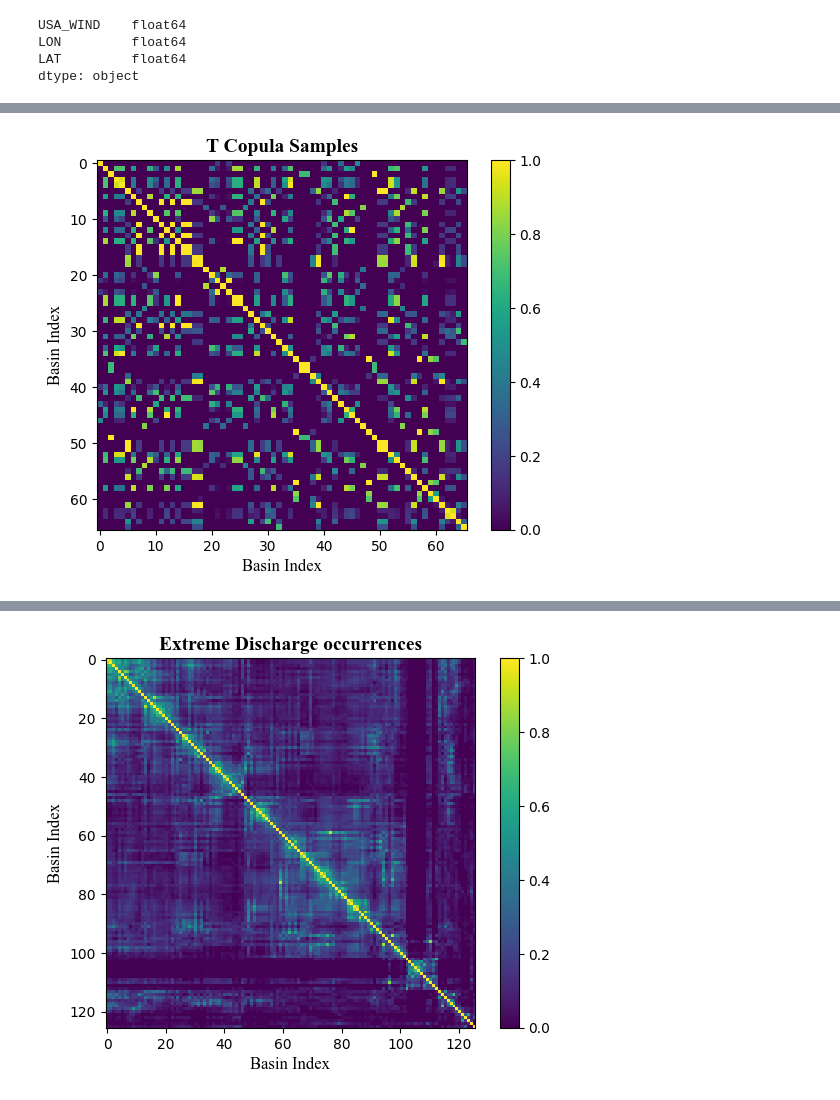
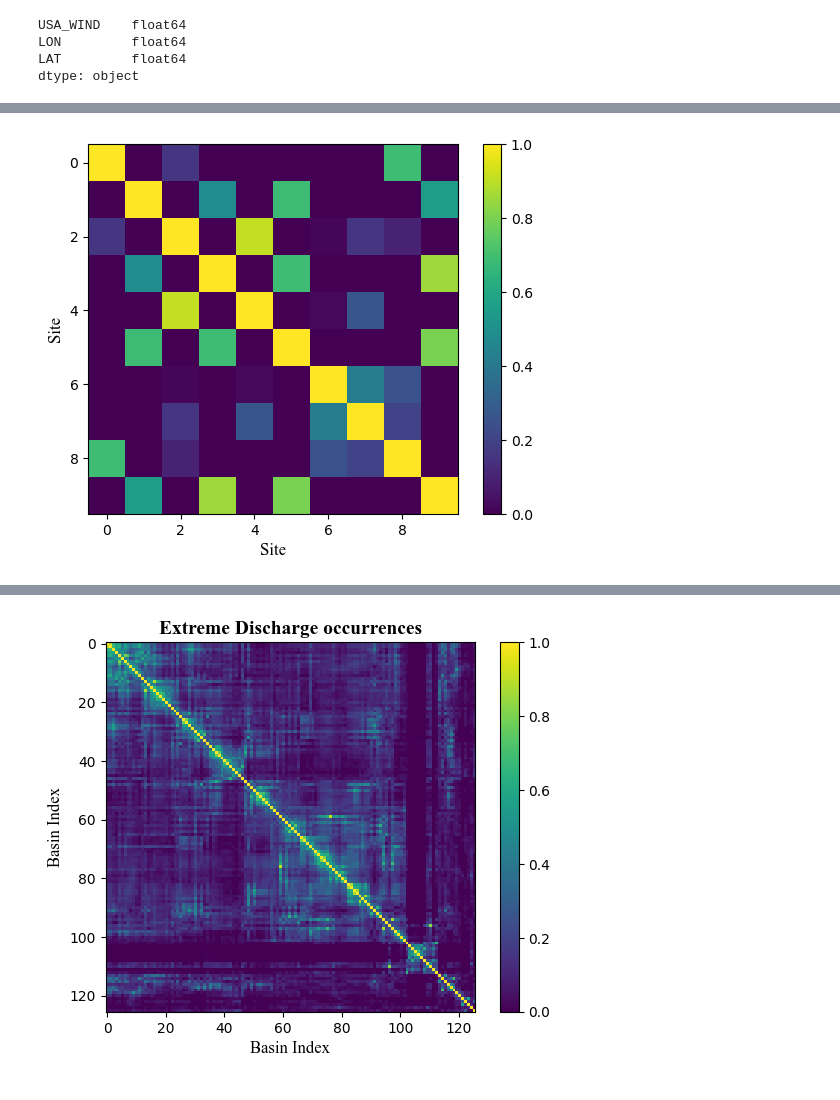
Before and after one commit to Moqian1122/TCRiskIndia, a Jupyter notebook: Fitting - Co-occurrence.ipynb, the cells around one changed output, grey strips where cells are left out. Cells and saved outputs as stored; diff of their text form; code cells hidden in the pictures.

```diff
--- a/Fitting - Co-occurrence.ipynb
+++ b/Fitting - Co-occurrence.ipynb
@@ -18,5 +35,5 @@ basin_timeseries
 # %%
-df = pd.read_csv("C:/Users/beste/Downloads/ibtracs.NI.list.v04r01.csv", skiprows=[1])
+df = pd.read_csv("Data/ibtracs.NI.list.v04r01.csv", skiprows=[1])
 
 df["USA_WIND"] = pd.to_numeric(df["USA_WIND"], errors="coerce")
 df = df[df["USA_WIND"] > 0]
@@ -46,5 +48,5 @@ Name: USA_WIND, Length: 16027, dtype: float64
 # %%
-sites = pd.read_excel("exceedence_coal_new.xlsx")
+sites = pd.read_excel(f"Data/exceedence_{sector}_new.xlsx")
 sites = sites[["Plant / Project name", "Latitude", "Longitude"]]
 sites.rename(columns={"Plant / Project name": "Sites"}, inplace=True)
 sites
@@ -210,25 +214,24 @@ plt.show()
 # %%
 # here will be t-copula fitting
 t_samples = {}
 
 df = 20
 corr_matrix = correlation
 mu = np.zeros(len(corr_matrix))
 s = stats.chi2.rvs(df=df, size=num_samples)[:, np.newaxis]
 Z = np.random.multivariate_normal(mu, corr_matrix, num_samples)
 X = np.sqrt(df/s)*Z
 U = stats.t.cdf(X, df=df)
 t_samples = pd.DataFrame(U, columns=occurrences.columns)
 
 plt.imshow(t_samples.corr(), cmap='viridis', interpolation='none', vmin=0, vmax=1)
 plt.colorbar()
-plt.title('T Copula Samples', fontname="times new roman", fontsize=14, fontweight='bold')
-plt.xlabel('Basin Index', fontname="times new roman", fontsize=12)
-plt.ylabel('Basin Index', fontname="times new roman", fontsize=12)
-plt.savefig('T Copula.png', transparent=True)
+plt.xlabel('Site', fontname="times new roman", fontsize=12)
+plt.ylabel('Site', fontname="times new roman", fontsize=12)
+plt.savefig(f't_Copula_{sector}.png', transparent=True)
 
 t_samples.sum(axis=1).sort_values()
 
-t_samples.to_parquet("t_random_numbers_cooccurrence_india.parquet.gzip", compression='gzip', index=False)
+t_samples.to_parquet(f"t_random_numbers_cooccurrence_india_{sector}.parquet.gzip", compression='gzip', index=False)
 # %% [output]
-[figure, old version]
+[figure, new version]
```
Also changed, not shown: parts of 13 cells of this notebook, 38 other files.
